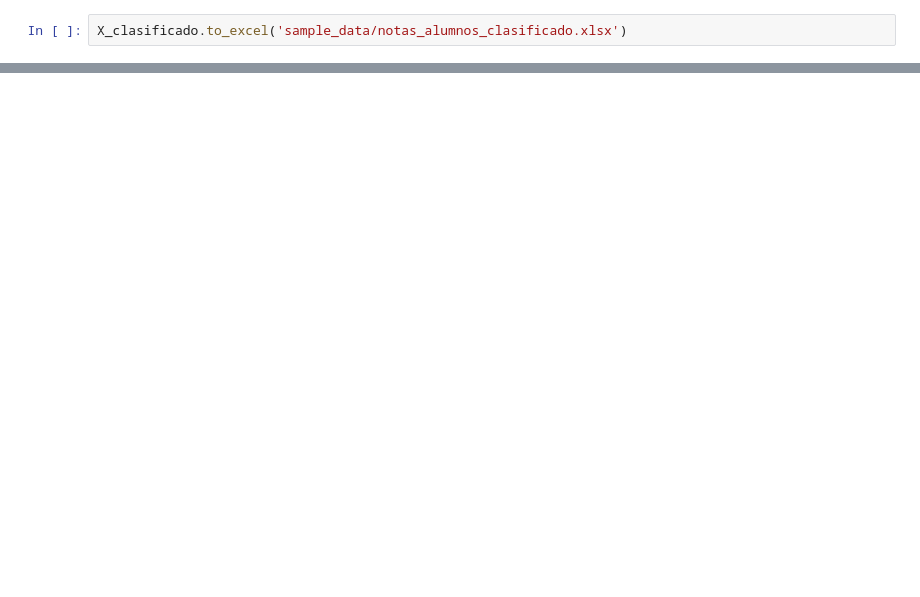
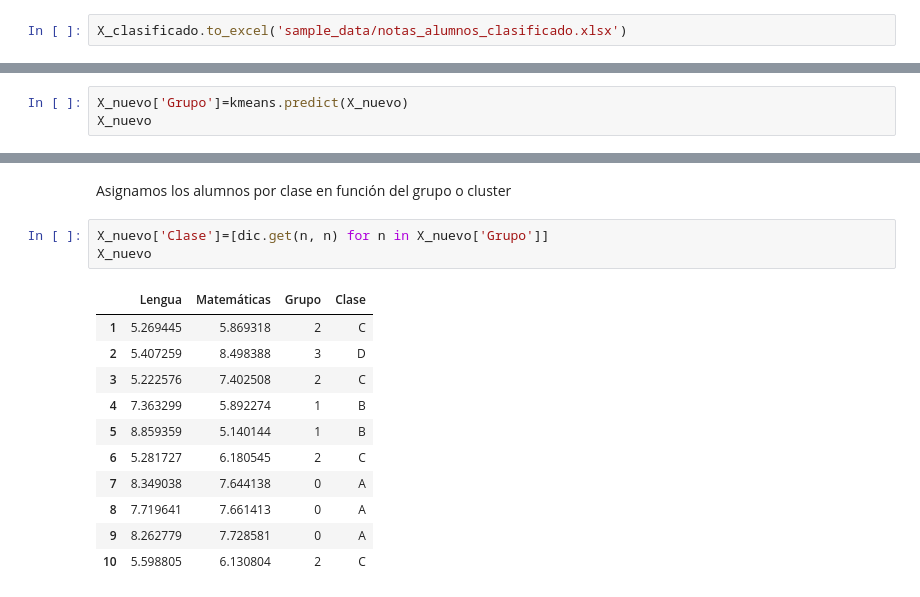
Before and after one commit to mariajogonsan/Curso-de-introduccion-a-Big-Data-Parte-3-nov2021, a Jupyter notebook: 2_a_ML_Ejemplo_Clusterizacion_alumnos_.ipynb, the cells around one changed output, grey strips where cells are left out. Cells and saved outputs as stored; diff of their text form; blank space fills up the shorter version.

```diff
--- a/2_a_ML_Ejemplo_Clusterizacion_alumnos_.ipynb
+++ b/2_a_ML_Ejemplo_Clusterizacion_alumnos_.ipynb
@@ -176,0 +247,3 @@ X_clasificado.to_excel('sample_data/notas_alumnos_clasificado.xlsx')
+# %%
+X_nuevo['Grupo']=kmeans.predict(X_nuevo)
+X_nuevo
@@ -176,0 +262,17 @@ X_clasificado.to_excel('sample_data/notas_alumnos_clasificado.xlsx')
+# %% [markdown]
+Asignamos los alumnos por clase en función del grupo o cluster
+# %%
+X_nuevo['Clase']=[dic.get(n, n) for n in X_nuevo['Grupo']]
+X_nuevo
+# %% [output]
+|  | Lengua | Matemáticas | Grupo | Clase |
+| 1 | 5.269445 | 5.869318 | 2 | C |
+| 2 | 5.407259 | 8.498388 | 3 | D |
+| 3 | 5.222576 | 7.402508 | 2 | C |
+| 4 | 7.363299 | 5.892274 | 1 | B |
+| 5 | 8.859359 | 5.140144 | 1 | B |
+| 6 | 5.281727 | 6.180545 | 2 | C |
+| 7 | 8.349038 | 7.644138 | 0 | A |
+| 8 | 7.719641 | 7.661413 | 0 | A |
+| 9 | 8.262779 | 7.728581 | 0 | A |
+| 10 | 5.598805 | 6.130804 | 2 | C |
```
Also changed, not shown: parts of 40 cells of this notebook.
